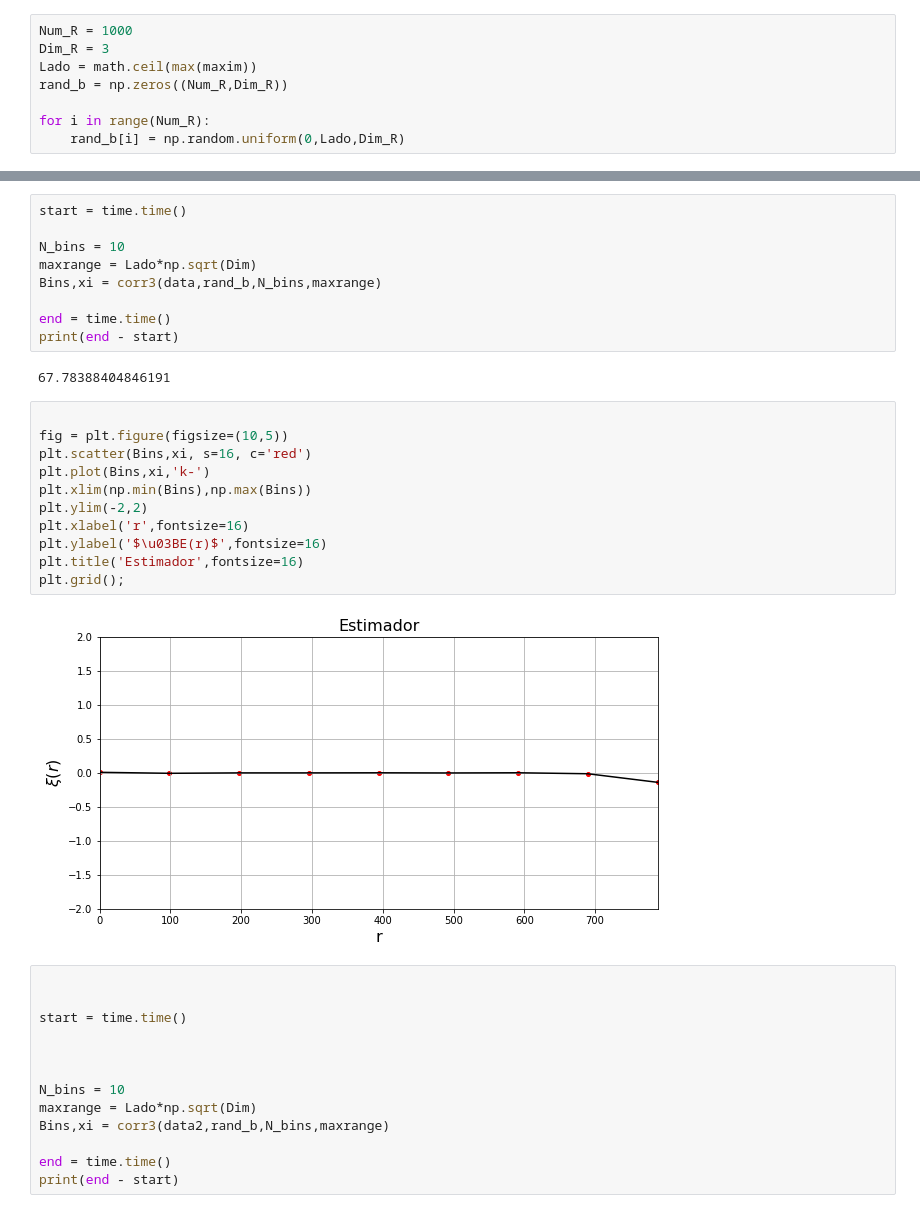
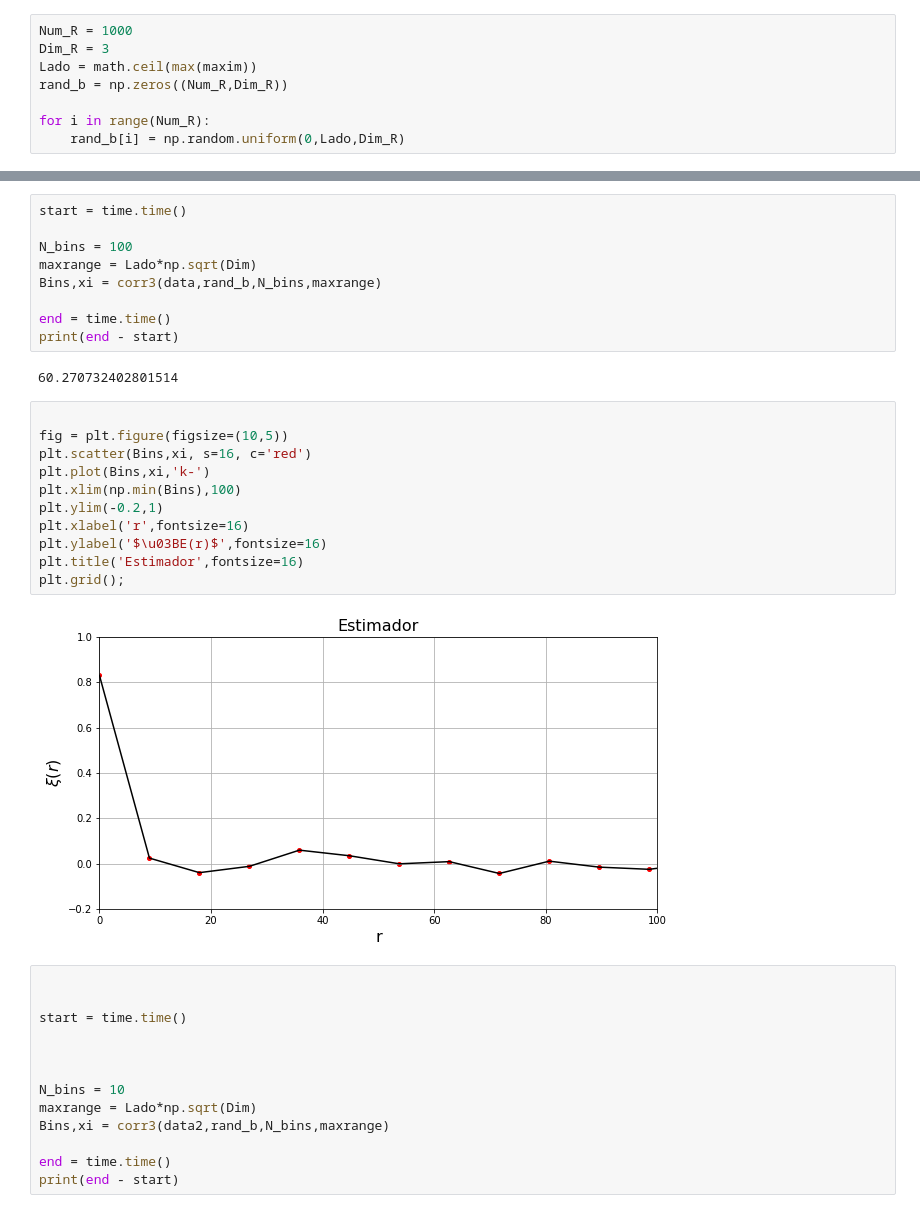
Before and after one commit to DCIDA2019/dcida2020ii-JoseDeJesusMV, a Jupyter notebook: Nov24/Correlacion 250k.ipynb, the cells around one changed output, grey strips where cells are left out. Cells and saved outputs as stored; diff of their text form.

```diff
--- a/Nov24/Correlacion 250k.ipynb
+++ b/Nov24/Correlacion 250k.ipynb
@@ -106,27 +105,27 @@ def corr3(a,b,N_bins,maxrange):
 # %%
 start = time.time()
 
-N_bins = 10
+N_bins = 100
 maxrange = Lado*np.sqrt(Dim)
 Bins,xi = corr3(data,rand_b,N_bins,maxrange)
 
 end = time.time()
 print(end - start)
 # %% [output]
-67.78388404846191
+60.270732402801514
 # %%
 
 fig = plt.figure(figsize=(10,5))
 plt.scatter(Bins,xi, s=16, c='red')
 plt.plot(Bins,xi,'k-')
-plt.xlim(np.min(Bins),np.max(Bins))
-plt.ylim(-2,2)
+plt.xlim(np.min(Bins),100)
+plt.ylim(-0.2,1)
 plt.xlabel('r',fontsize=16)
 plt.ylabel('$\u03BE(r)$',fontsize=16)
 plt.title('Estimador',fontsize=16)
 plt.grid();
 # %% [output]
-[figure, old version]
+[figure, new version]
 # %%
 
 
```
Also changed, not shown: parts of 1 cell of this notebook.
